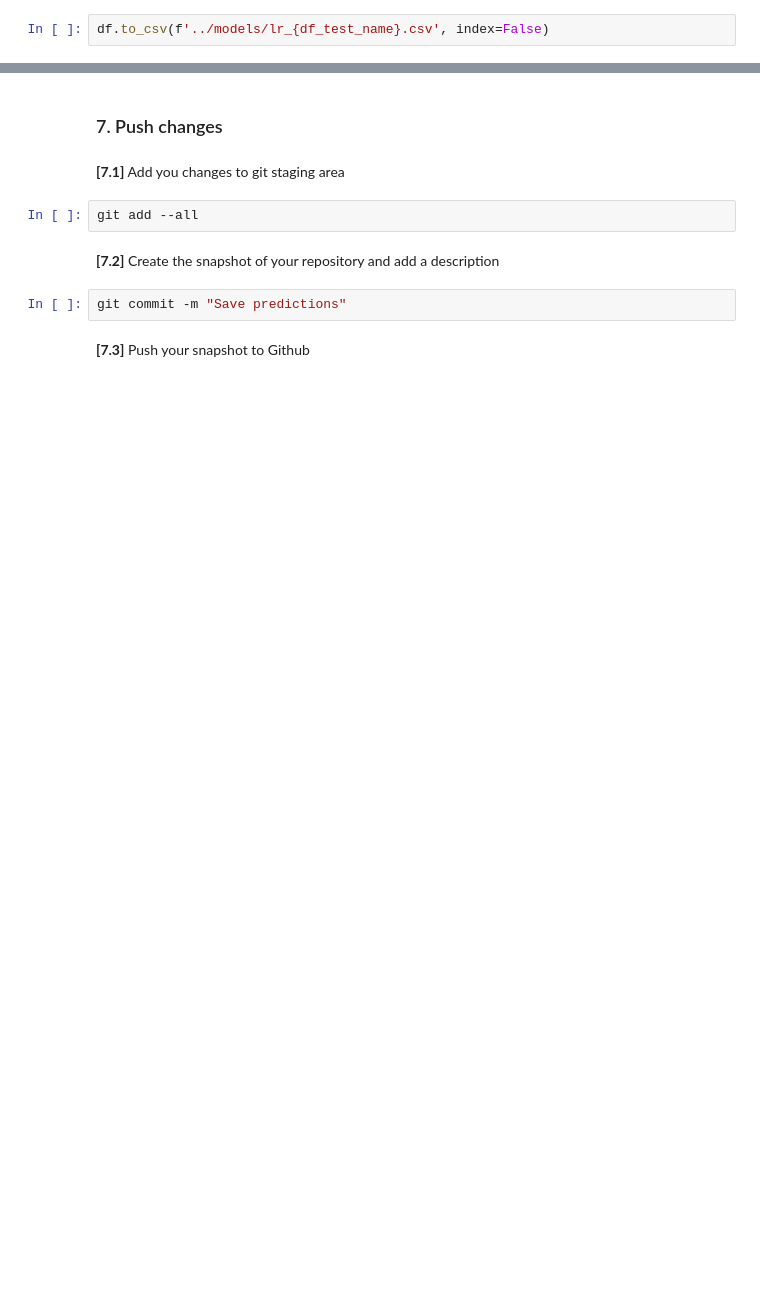
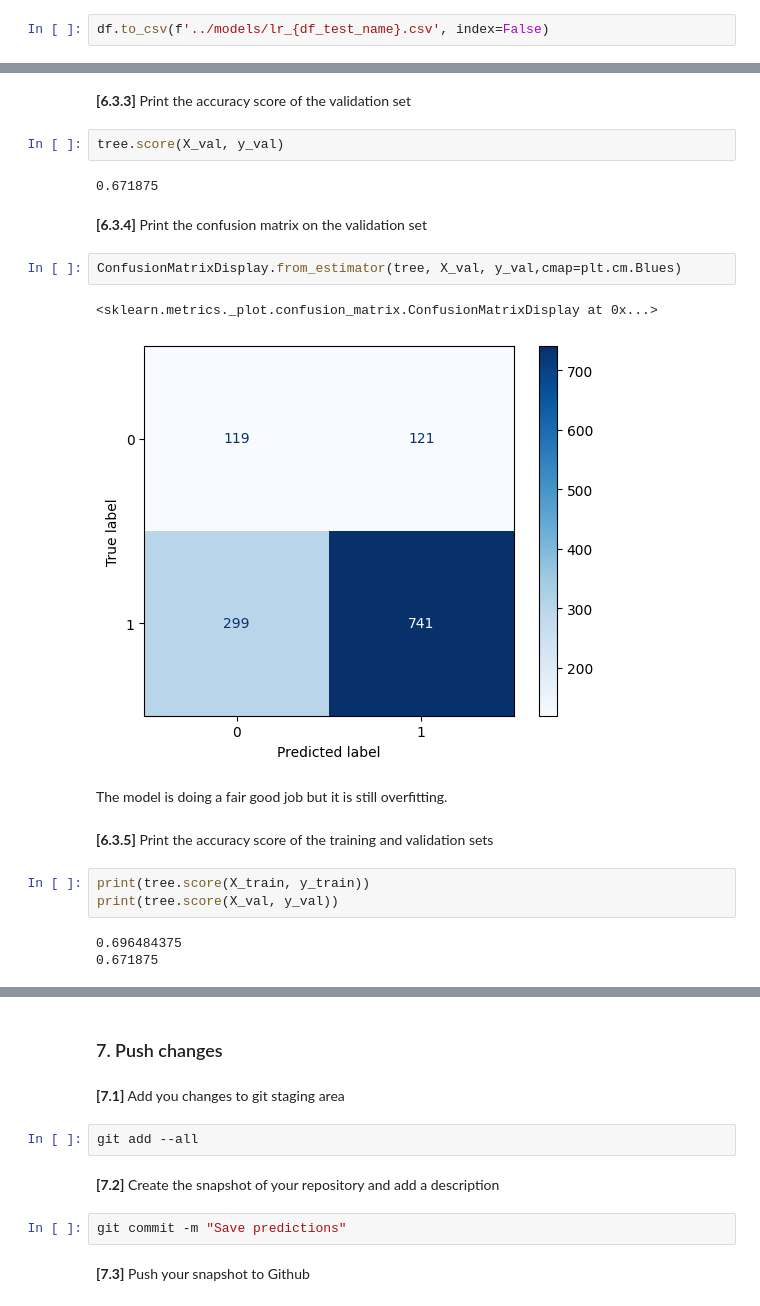
Before and after one commit to bonhxh/adv_dsi, a Jupyter notebook: notebooks/bonheur_sorn-49371-week2-5_nba_prediction.ipynb, the cells around one changed output, grey strips where cells are left out. Cells and saved outputs as stored; diff of their text form; blank space fills up the shorter version.

```diff
--- a/notebooks/bonheur_sorn-49371-week2-5_nba_prediction.ipynb
+++ b/notebooks/bonheur_sorn-49371-week2-5_nba_prediction.ipynb
@@ -427,0 +509,23 @@ df.to_csv(f'../models/lr_{df_test_name}.csv', index=False)
+# %% [markdown]
+**[6.3.3]** Print the accuracy score of the validation set
+# %%
+tree.score(X_val, y_val)
+# %% [output]
+0.671875
+# %% [markdown]
+**[6.3.4]** Print the confusion matrix on the validation set
+# %%
+ConfusionMatrixDisplay.from_estimator(tree, X_val, y_val,cmap=plt.cm.Blues)
+# %% [output]
+<sklearn.metrics._plot.confusion_matrix.ConfusionMatrixDisplay at 0x...>
+[figure, added]
+# %% [markdown]
+The model is doing a fair good job but it is still overfitting.
+# %% [markdown]
+**[6.3.5]** Print the accuracy score of the training and validation sets
+# %%
+print(tree.score(X_train, y_train))
+print(tree.score(X_val, y_val))
+# %% [output]
+0.696484375
+0.671875
```
Also changed, not shown: parts of 39 cells of this notebook, 1 other file.
